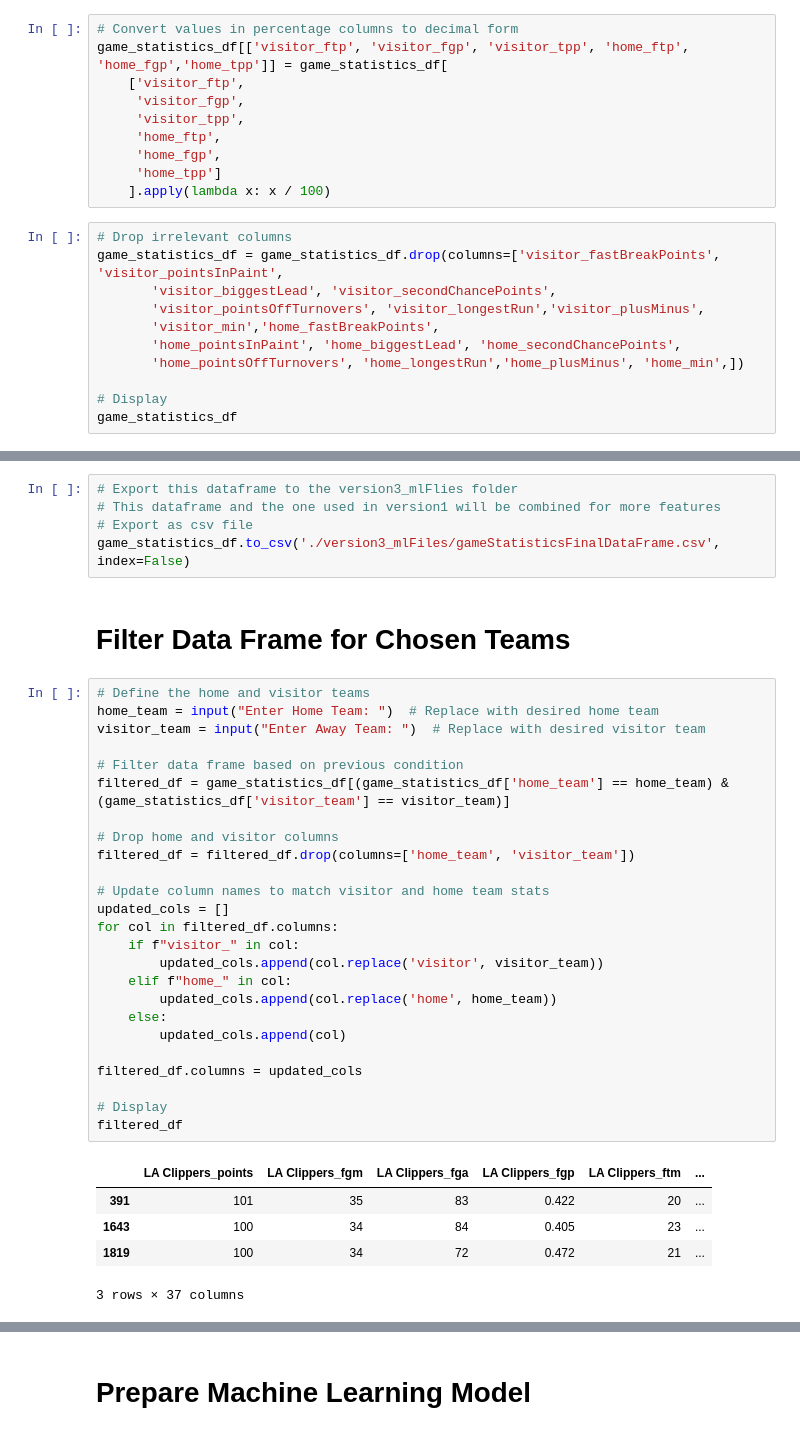
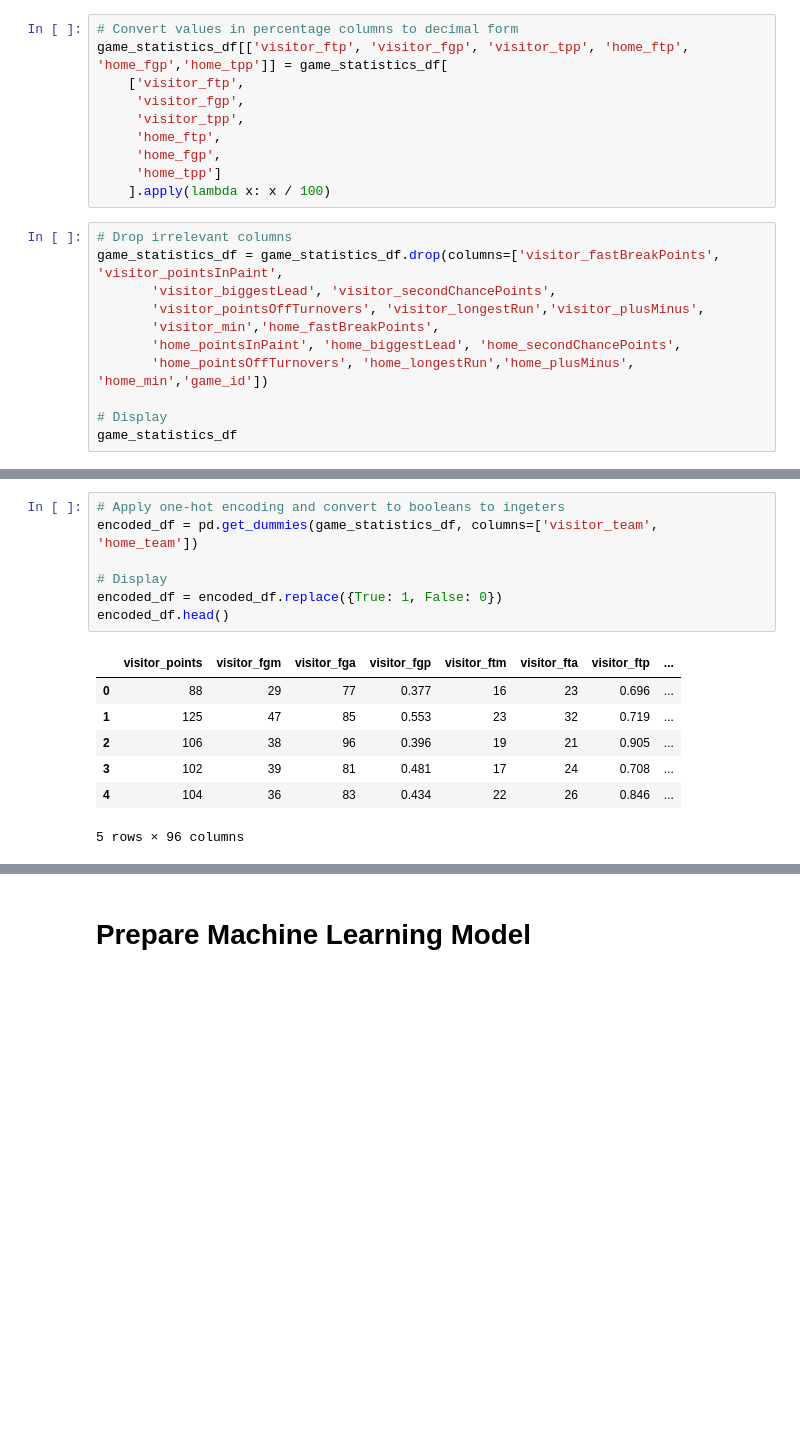
Before and after one commit to VincentGordon-Data-Analyst/nba-api, a Jupyter notebook: winnerPrediction_2.ipynb, the cells around one changed output, grey strips where cells are left out. Saved outputs shown, nothing was run; the diff lists cells and outputs as text; blank space fills up the shorter version.

```diff
--- a/winnerPrediction_2.ipynb
+++ b/winnerPrediction_2.ipynb
@@ -68,7 +68,7 @@ game_statistics_df = game_statistics_df.drop(columns=['visitor_fastBreakPoints',
        'visitor_pointsOffTurnovers', 'visitor_longestRun','visitor_plusMinus',
        'visitor_min','home_fastBreakPoints',
        'home_pointsInPaint', 'home_biggestLead', 'home_secondChancePoints',
-       'home_pointsOffTurnovers', 'home_longestRun','home_plusMinus', 'home_min',])
+       'home_pointsOffTurnovers', 'home_longestRun','home_plusMinus', 'home_min','game_id'])
 
 # Display
 game_statistics_df
@@ -89,38 +89,15 @@ game_statistics_df
-# %%
-# Export this dataframe to the version3_mlFlies folder
-# This dataframe and the one used in version1 will be combined for more features
-# Export as csv file
-game_statistics_df.to_csv('./version3_mlFiles/gameStatisticsFinalDataFrame.csv', index=False)
-# %% [markdown]
-# Filter Data Frame for Chosen Teams
-# %%
-# Define the home and visitor teams
-home_team = input("Enter Home Team: ")  # Replace with desired home team
-visitor_team = input("Enter Away Team: ")  # Replace with desired visitor team
-
-# Filter data frame based on previous condition
-filtered_df = game_statistics_df[(game_statistics_df['home_team'] == home_team) & (game_statistics_df['visitor_team'] == visitor_team)]
-
-# Drop home and visitor columns
-filtered_df = filtered_df.drop(columns=['home_team', 'visitor_team'])
-
-# Update column names to match visitor and home team stats
-updated_cols = []
-for col in filtered_df.columns:
-    if f"visitor_" in col:
-        updated_cols.append(col.replace('visitor', visitor_team))
-    elif f"home_" in col:
-        updated_cols.append(col.replace('home', home_team))
-    else:
-        updated_cols.append(col)
-
-filtered_df.columns = updated_cols
-
-# Display
-filtered_df
-# %% [output]
-|  | LA Clippers_points | LA Clippers_fgm | LA Clippers_fga | LA Clippers_fgp | LA Clippers_ftm | ... |
-| 391 | 101 | 35 | 83 | 0.422 | 20 | ... |
-| 1643 | 100 | 34 | 84 | 0.405 | 23 | ... |
-| 1819 | 100 | 34 | 72 | 0.472 | 21 | ... |
-3 rows × 37 columns
+# %%
+# Apply one-hot encoding and convert to booleans to ingeters
+encoded_df = pd.get_dummies(game_statistics_df, columns=['visitor_team', 'home_team'])
+
+# Display
+encoded_df = encoded_df.replace({True: 1, False: 0})
+encoded_df.head()
+# %% [output]
+|  | visitor_points | visitor_fgm | visitor_fga | visitor_fgp | visitor_ftm | visitor_fta | visitor_ftp | ... |
+| 0 | 88 | 29 | 77 | 0.377 | 16 | 23 | 0.696 | ... |
+| 1 | 125 | 47 | 85 | 0.553 | 23 | 32 | 0.719 | ... |
+| 2 | 106 | 38 | 96 | 0.396 | 19 | 21 | 0.905 | ... |
+| 3 | 102 | 39 | 81 | 0.481 | 17 | 24 | 0.708 | ... |
+| 4 | 104 | 36 | 83 | 0.434 | 22 | 26 | 0.846 | ... |
+5 rows × 96 columns
```
Also changed, not shown: parts of 14 cells of this notebook, 5 other files.
